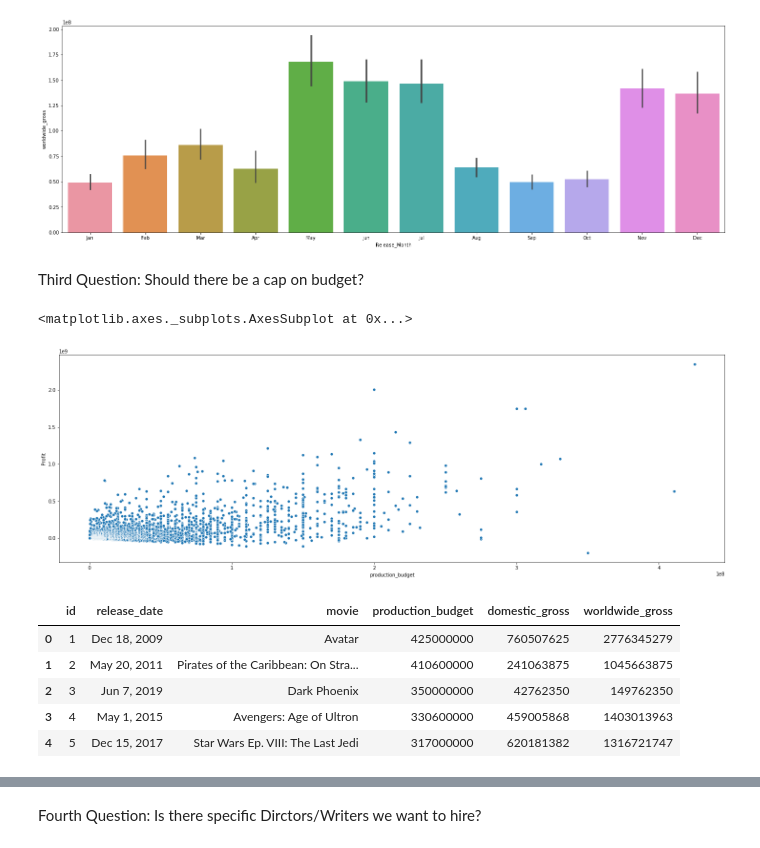
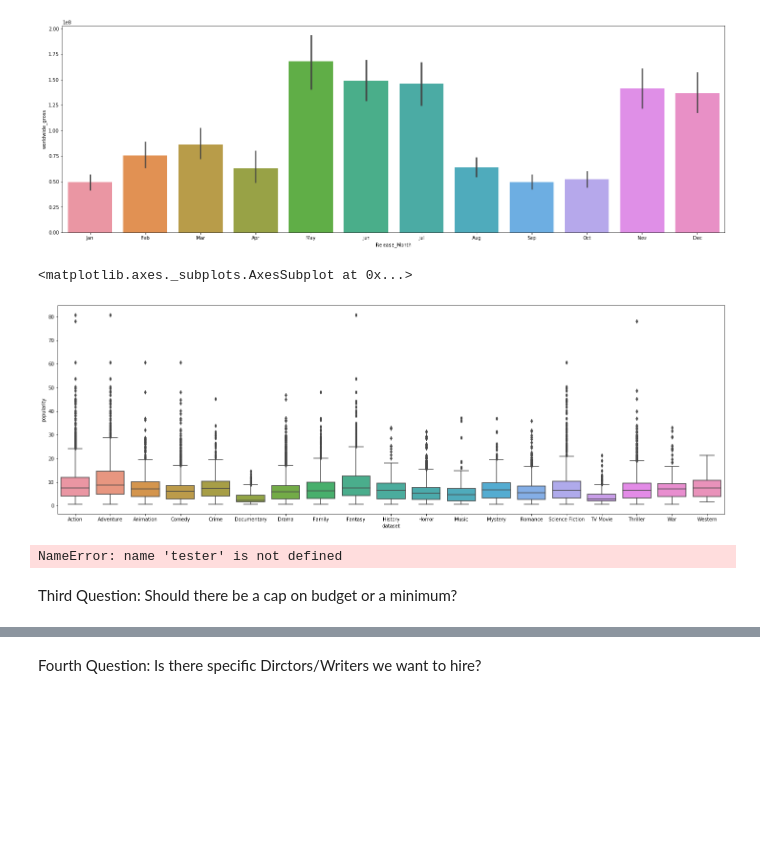
Before and after one commit to stevenkyle2013/Movie-Project, a Jupyter notebook: Data Cleaning.ipynb, the cells around one changed output, grey strips where cells are left out. Saved outputs shown, nothing was run; the diff lists cells and outputs as text; code cells hidden in the pictures; blank space fills up the shorter version.

```diff
--- a/Data Cleaning.ipynb
+++ b/Data Cleaning.ipynb
@@ -226,22 +223,28 @@ sns.barplot(x='Release_Month', y='worldwide_gross',data=newtnmForDateComp, ax=ax
 # %% [output]
 <matplotlib.axes._subplots.AxesSubplot at 0x...>
 [figure]
+# %%
+ListOfGenres = list(newGenreKey.values())
+GenrePopTables = {}
+for genre in ListOfGenres:
+    GenrePopTables[genre] = newtmdb[newtmdb[genre]==1]
+
+concatenated = pd.concat([GenrePopTables[genre].assign(dataset = genre) for genre in ListOfGenres])
+
+fig10, ax10 = plt.subplots(figsize = (25,8))
+sns.boxplot(x='dataset',y='popularity',data=concatenated, ax = ax10)
+# %% [output]
+<matplotlib.axes._subplots.AxesSubplot at 0x...>
+[figure, added]
+# %%
+[table.assign(dataset = table  ) for table in tester]
+# %% [output]
+NameError: name 'tester' is not defined
 # %% [markdown]
-Third Question: Should there be a cap on budget?
+Third Question: Should there be a cap on budget or a minimum?
 # %%
-#Maybe make a new column for revenue?
 fig3, ax3 = plt.subplots(figsize=(25,8))
 sns.scatterplot(x='production_budget',y='Profit',data=newtnm,ax=ax3)
+fig3, ax4 = plt.subplots(figsize=(25,8))
+sns.scatterplot(x='production_budget',y='Percent_Profit',data=newtnm,ax=ax4)
-# %% [output]
-<matplotlib.axes._subplots.AxesSubplot at 0x...>
-[figure, removed]
-# %%
-newtnm.head()
-# %% [output]
-|  | id | release_date | movie | production_budget | domestic_gross | worldwide_gross |
-| 0 | 1 | Dec 18, 2009 | Avatar | 425000000 | 760507625 | 2776345279 |
-| 1 | 2 | May 20, 2011 | Pirates of the Caribbean: On Stra... | 410600000 | 241063875 | 1045663875 |
-| 2 | 3 | Jun 7, 2019 | Dark Phoenix | 350000000 | 42762350 | 149762350 |
-| 3 | 4 | May 1, 2015 | Avengers: Age of Ultron | 330600000 | 459005868 | 1403013963 |
-| 4 | 5 | Dec 15, 2017 | Star Wars Ep. VIII: The Last Jedi | 317000000 | 620181382 | 1316721747 |
 # %%
```
Also changed, not shown: parts of 12 cells of this notebook.
